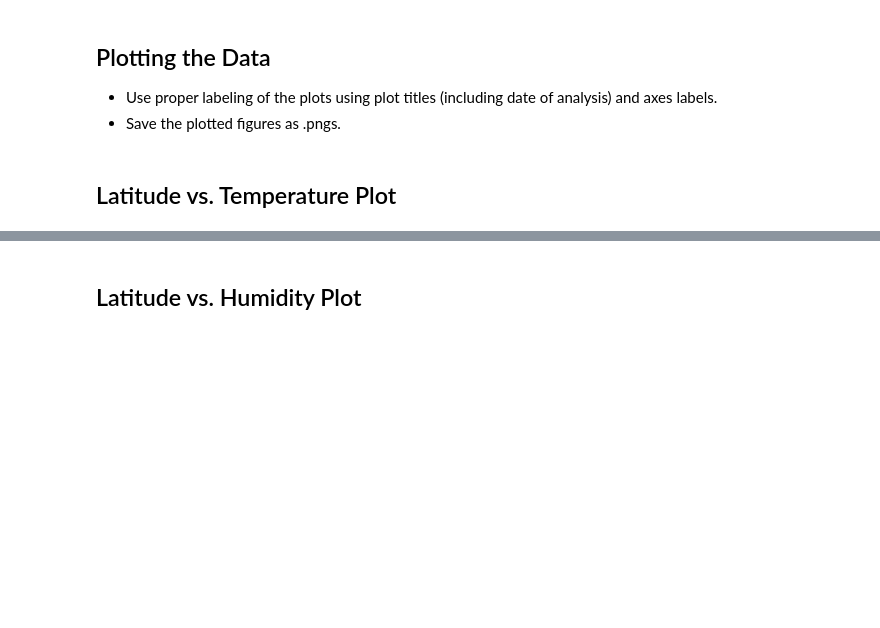
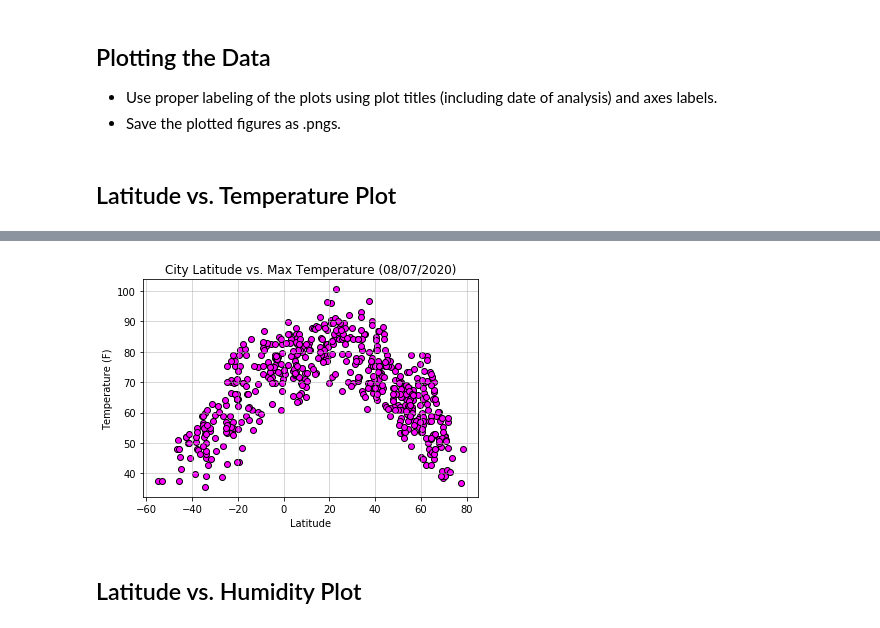
Before and after one commit to LisaHarrison08/Python_APIs, a Jupyter notebook: WeatherPy/WeatherPy.ipynb, the cells around one changed output, grey strips where cells are left out. Drawn from its saved outputs; the diff is of its cells as text; code cells hidden in the pictures; blank space fills up the shorter version.

```diff
--- a/WeatherPy/WeatherPy.ipynb
+++ b/WeatherPy/WeatherPy.ipynb
@@ -189,2 +214,16 @@ Int64Index([], dtype='int64')
+# %%
+# Latitude Vs Temperature Scatter Plot
+plt.scatter(clean_city_data['Lat'],clean_city_data['Max Temp'],facecolors = "magenta", edgecolors ="black", marker ="o")
+plt.title(f'City Latitude vs. Max Temperature ({time.strftime("%m/%d/%Y")})')
+plt.xlabel("Latitude")
+plt.ylabel("Temperature (F)")
+plt.grid(linestyle='-', linewidth=1, alpha = 0.5)
+
+# Save Figure
+plt.savefig("../output_data/City_Latitude_vs_Temperature.png")
+
+plt.show()
+# %% [output]
+[figure, added]
 # %% [markdown]
 ## Latitude vs. Humidity Plot
```
Also changed, not shown: parts of 47 cells of this notebook, 8 other files.
